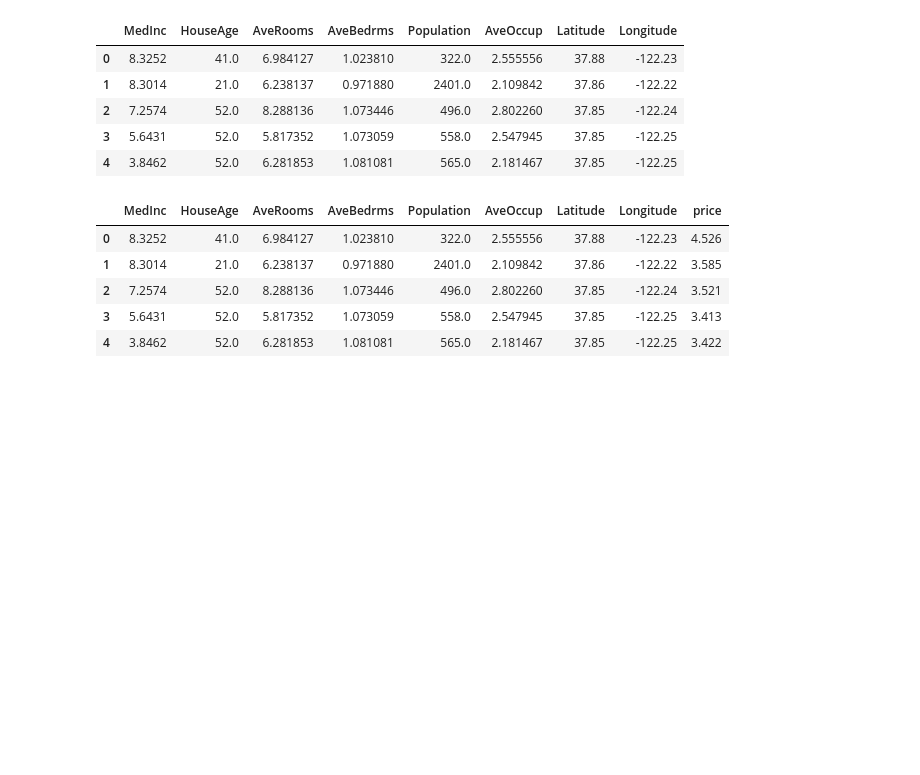
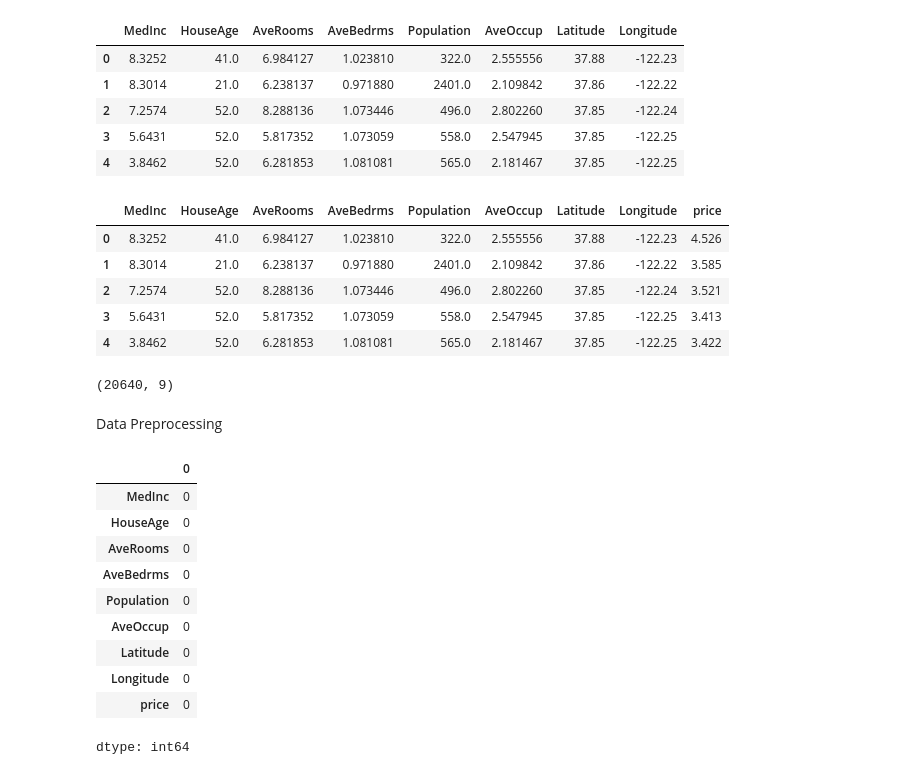
Before and after one commit to dharak22/Machine_Learning, a Jupyter notebook: House_prediction.ipynb, the cells around one changed output. Saved outputs shown, nothing was run; the diff lists cells and outputs as text; code cells hidden in the pictures; blank space fills up the shorter version.

Commit message:
Data Preprocessing

```diff
--- a/House_prediction.ipynb
+++ b/House_prediction.ipynb
@@ -54,3 +54,25 @@ house_price_dataframe.head()
 | 2 | 7.2574 | 52.0 | 8.288136 | 1.073446 | 496.0 | 2.802260 | 37.85 | -122.24 | 3.521 |
 | 3 | 5.6431 | 52.0 | 5.817352 | 1.073059 | 558.0 | 2.547945 | 37.85 | -122.25 | 3.413 |
 | 4 | 3.8462 | 52.0 | 6.281853 | 1.081081 | 565.0 | 2.181467 | 37.85 | -122.25 | 3.422 |
+# %%
+#checking the number of rows and columns in the dataframe
+house_price_dataframe.shape
+# %% [output]
+(20640, 9)
+# %% [markdown]
+Data Preprocessing
+# %%
+#check for null values
+house_price_dataframe.isnull().sum()
+# %% [output]
+|  | 0 |
+| MedInc | 0 |
+| HouseAge | 0 |
+| AveRooms | 0 |
+| AveBedrms | 0 |
+| Population | 0 |
+| AveOccup | 0 |
+| Latitude | 0 |
+| Longitude | 0 |
+| price | 0 |
+dtype: int64
```
Also changed, not shown: parts of 5 cells of this notebook.
